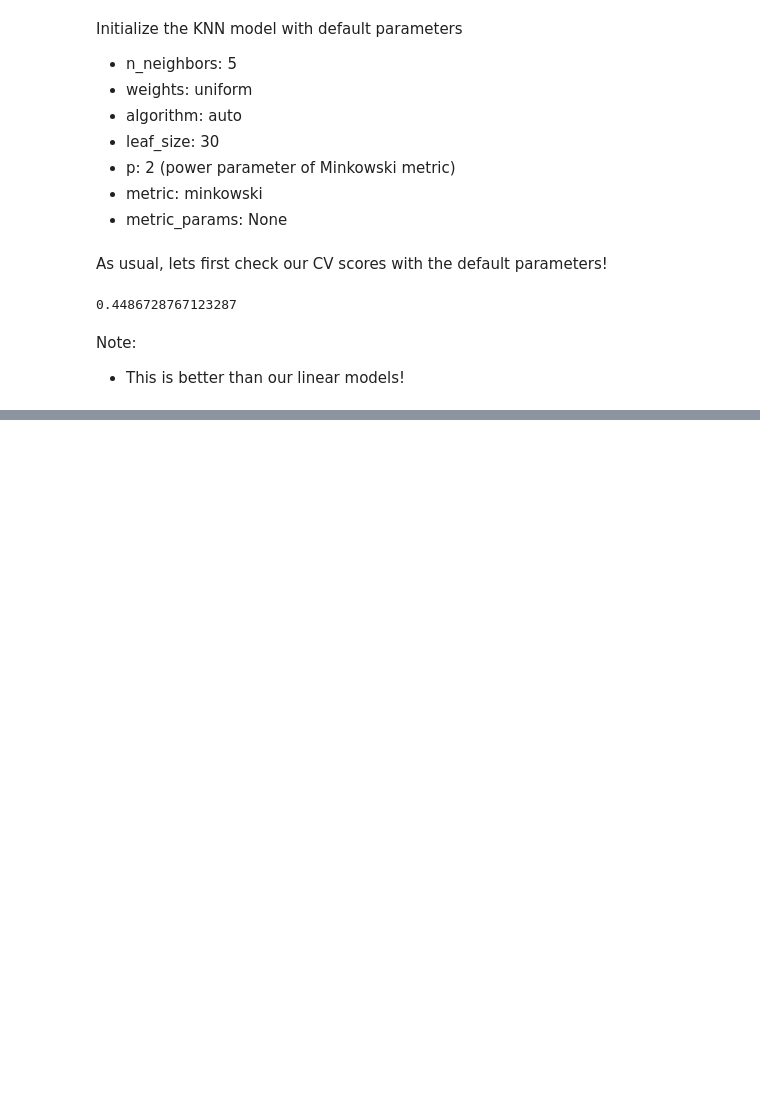
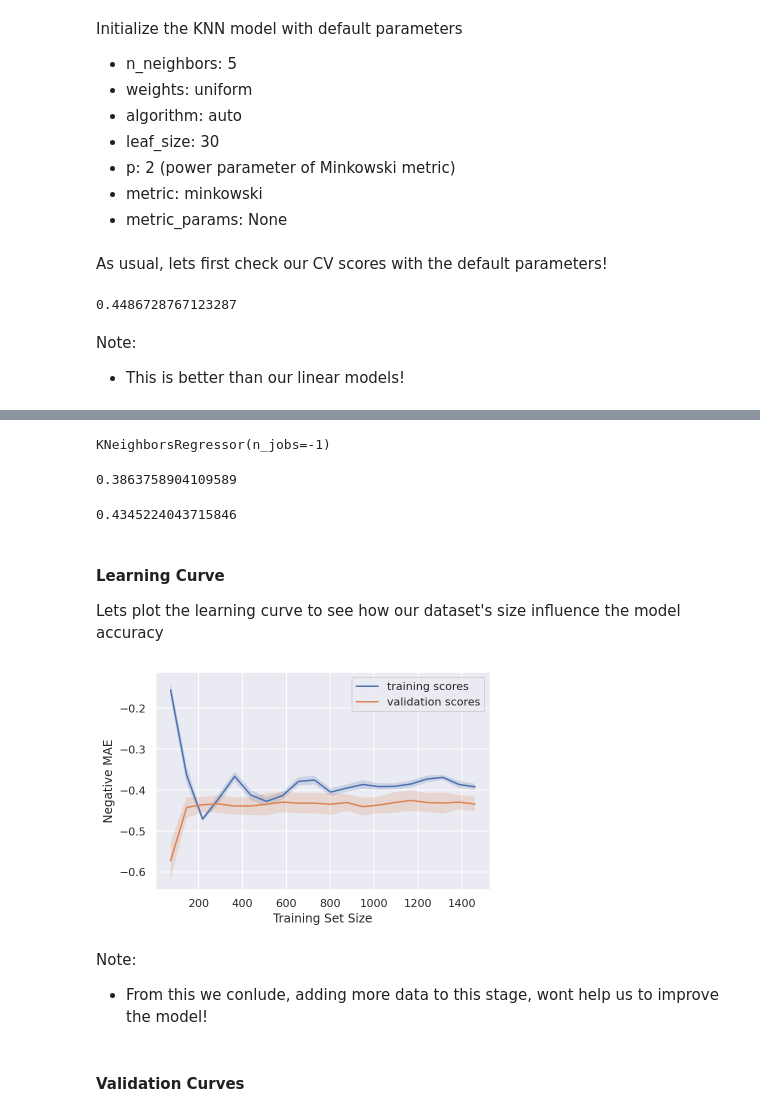
Before and after one commit to Salekeen/Flood-Detection, a Jupyter notebook: 5. KNN.ipynb, the cells around one changed output, grey strips where cells are left out. Drawn from its saved outputs; the diff is of its cells as text; code cells hidden in the pictures; blank space fills up the shorter version.

```diff
--- a/5. KNN.ipynb
+++ b/5. KNN.ipynb
@@ -91,0 +95,54 @@ Note:
+# %%
+knn.fit(X_train,y_train)
+# %% [output]
+KNeighborsRegressor(n_jobs=-1)
+# %%
+# accuracy on the train set
+knn_pred = knn.predict(X_train)
+mean_absolute_error(y_train,knn_pred)
+# %% [output]
+0.3863758904109589
+# %%
+# accuracy on the test set
+knn_pred = knn.predict(X_test)
+mean_absolute_error(y_test,knn_pred)
+# %% [output]
+0.4345224043715846
+# %% [markdown]
+#### Learning Curve
+Lets plot the learning curve to see how our dataset's size influence the model accuracy
+# %%
+# Helper function
+alphas = np.logspace(-2, 0, 20)
+def plot_with_err(x, data, **kwargs):
+    mu, std = data.mean(1), data.std(1)
+    lines = plt.plot(x, mu, "-", **kwargs)
+    plt.fill_between(
+        x,
+        mu - std,
+        mu + std,
+        edgecolor="none",
+        facecolor=lines[0].get_color(),
+        alpha=0.2,
+    )
+# %%
+def plot_learning_curve():
+    train_sizes = np.linspace(0.05,1,20)
+    N_train, val_train, val_test = learning_curve(
+        knn,X,y, train_sizes=train_sizes,cv=kflod,scoring='neg_mean_absolute_error'
+    )
+    plot_with_err(N_train, val_train, label="training scores")
+    plot_with_err(N_train, val_test, label="validation scores")
+    plt.xlabel("Training Set Size")
+    plt.ylabel("Negative MAE")
+    plt.legend()
+    plt.grid(True);
+# %%
+plot_learning_curve()
+# %% [output]
+[figure, added]
+# %% [markdown]
+Note:
+- From this we conlude, adding more data to this stage, wont help us to improve the model!
+# %% [markdown]
+#### Validation Curves
```
Also changed, not shown: parts of 2 cells of this notebook.
